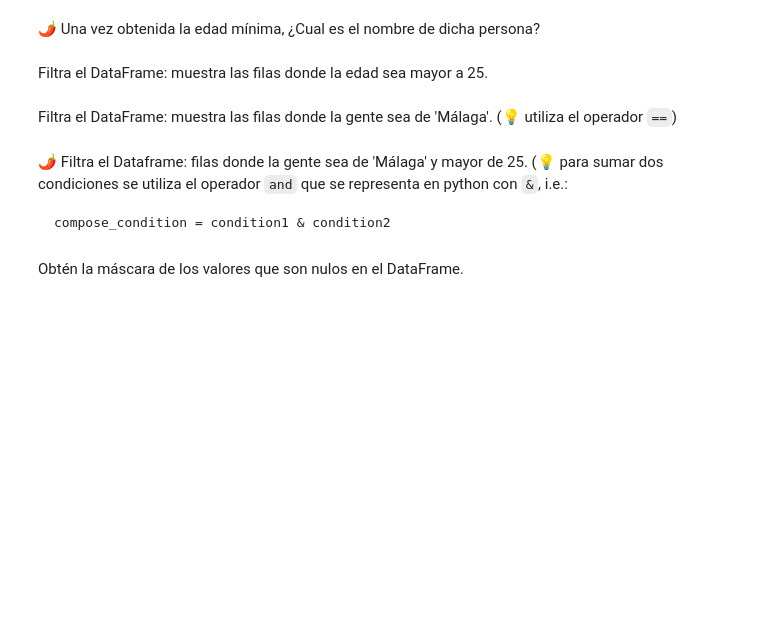
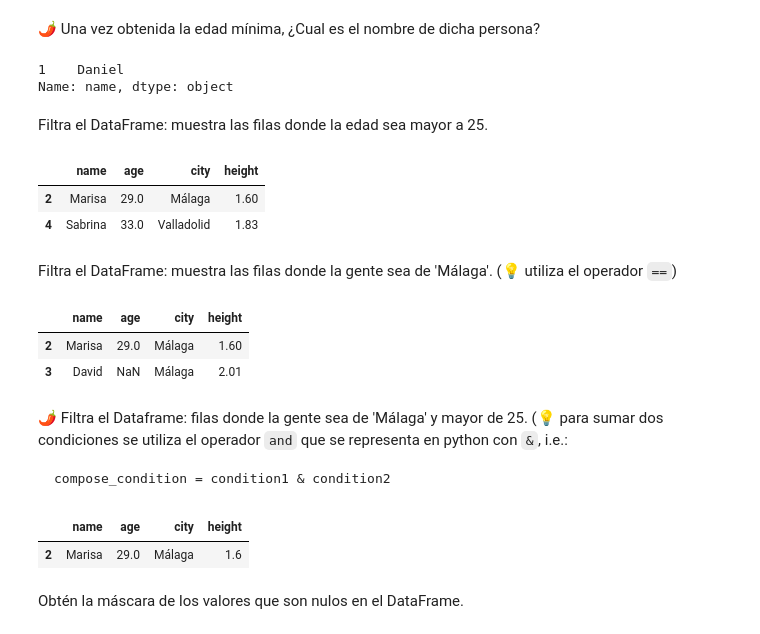
Before and after one commit to Davidfogo99/Intro-clase, a Jupyter notebook: notebooks/Lesson III-Pandas Intro.ipynb, the cells around one changed output. Drawn from its saved outputs; the diff is of its cells as text; code cells hidden in the pictures; blank space fills up the shorter version.

````diff
--- a/notebooks/Lesson III-Pandas Intro.ipynb
+++ b/notebooks/Lesson III-Pandas Intro.ipynb
@@ -299,14 +364,40 @@ Ahora calcula la edad máxima y mínima de la columna "age".
 # %% [markdown]
 🌶️ Una vez obtenida la edad mínima, ¿Cual es el nombre de dicha persona?
+# %%
+min_age = df["age"].min()
+df[df["age"] == min_age]["name"] # muestra la fila con la edad mínima
+# %% [output]
+1    Daniel
+Name: name, dtype: object
 # %% [markdown]
 Filtra el DataFrame: muestra las filas donde la edad sea mayor a 25.
+# %%
+mask_years = df["age"] > 25
+df[mask_years]
+# %% [output]
+|  | name | age | city | height |
+| 2 | Marisa | 29.0 | Málaga | 1.60 |
+| 4 | Sabrina | 33.0 | Valladolid | 1.83 |
 # %% [markdown]
 Filtra el DataFrame: muestra las filas donde la gente sea de 'Málaga'. (💡 utiliza el operador `==`)
+# %%
+mask_city = df["city"] == "Málaga"
+df[mask_city]
+# %% [output]
+|  | name | age | city | height |
+| 2 | Marisa | 29.0 | Málaga | 1.60 |
+| 3 | David | NaN | Málaga | 2.01 |
 # %% [markdown]
 🌶️ Filtra el Dataframe: filas donde la gente sea de 'Málaga' y mayor de 25. (💡 para sumar dos condiciones se utiliza el operador `and` que se representa en python con `&`, i.e.:
 
 ```python
 compose_condition = condition1 & condition2
 ```
+# %%
+mask_and = mask_years & mask_city
+df[mask_and]  # muestra las filas que cumplen ambas condiciones
+# %% [output]
+|  | name | age | city | height |
+| 2 | Marisa | 29.0 | Málaga | 1.6 |
 # %% [markdown]
 Obtén la máscara de los valores que son nulos en el DataFrame.
````
Also changed, not shown: parts of 14 cells of this notebook, 2 other files.
